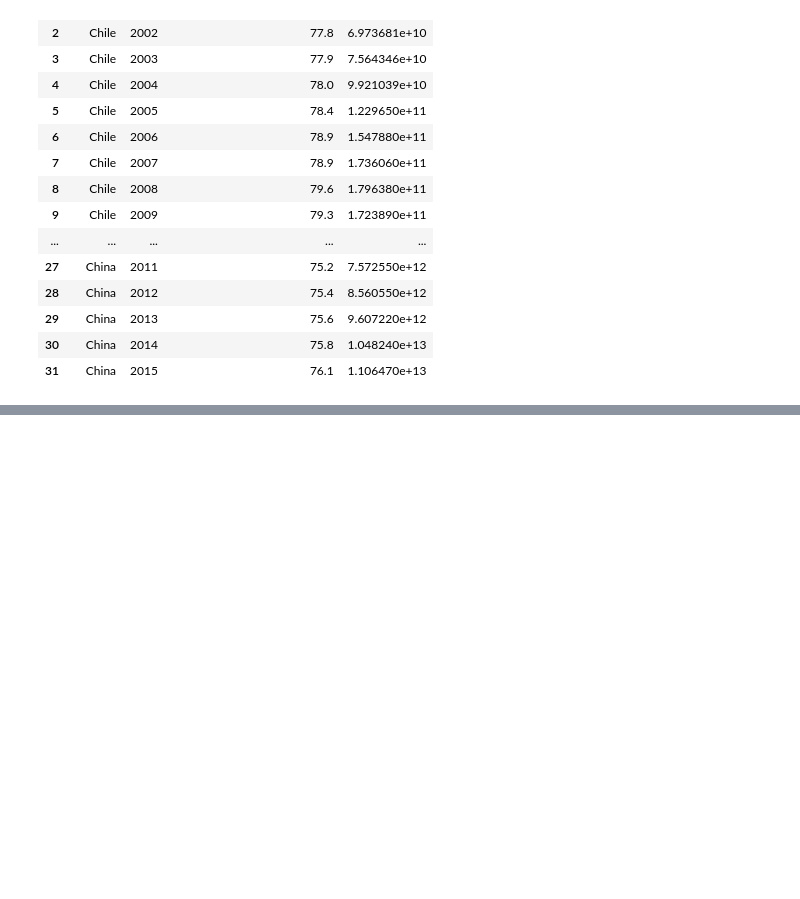
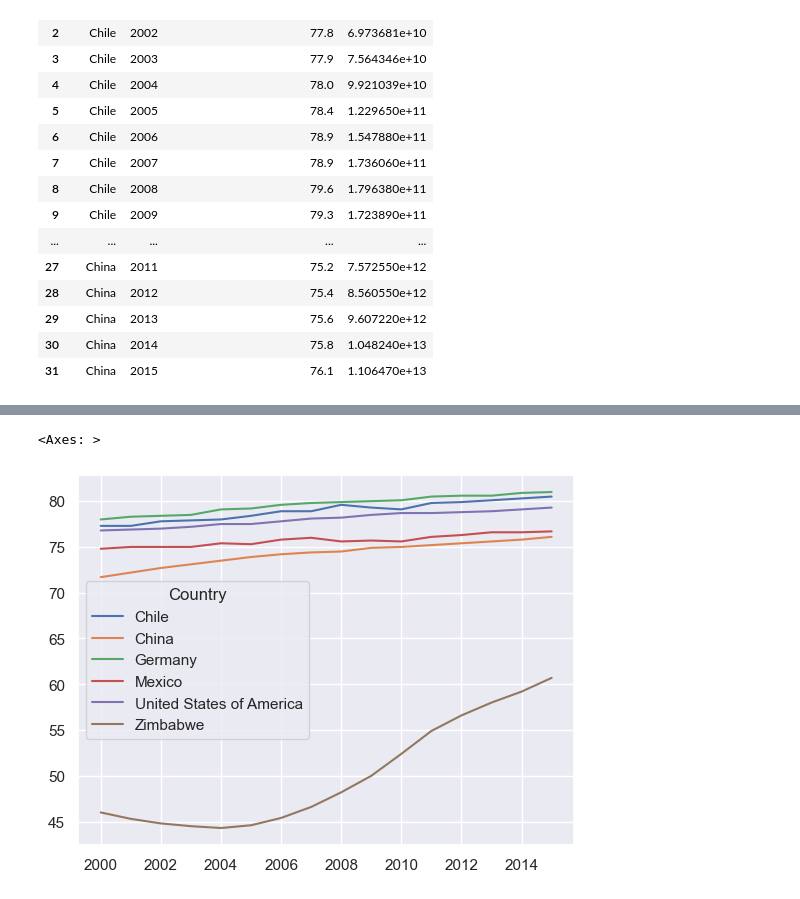
Before and after one commit to shortenedname/Personal---Portfolio-Projects, a Jupyter notebook: Life-Expectancy-and-GDP-Starter/Life-Expectancy-and-GDP-Starter/life_expectancy_gdp.ipynb, the cells around one changed output, grey strips where cells are left out. Drawn from its saved outputs; the diff is of its cells as text; code cells hidden in the pictures; blank space fills up the shorter version.

```diff
--- a/Life-Expectancy-and-GDP-Starter/Life-Expectancy-and-GDP-Starter/life_expectancy_gdp.ipynb
+++ b/Life-Expectancy-and-GDP-Starter/Life-Expectancy-and-GDP-Starter/life_expectancy_gdp.ipynb
@@ -45,0 +75,16 @@ print(chile_list)
+# %%
+'''here we're going to create a new dictionary and set the keys as something close to if not the same as the column names from the .csv file. Then convert thwe dictionary into a pandas dataframe using the .DataFrame( ) pandas method. Single line comments
+are just playing w/ dictionaries and trying to see/remember what's what w/ them'''
+
+ultimate_dictionary = {"Country": countries_name, "Year": year_of_data, "Life Expectancy": avg_age_of_year, "GDP": gdp_of_year }
+#print(ultimate_dictionary)
+
+#for key in ultimate_dictionary:
+    #print (ultimate_dictionary[key])
+#ult_dict_items = ultimate_dictionary.items()
+#print(ult_dict_items)
+
+converted_df = pd.DataFrame(data=ultimate_dictionary)
+converted_df["Year"] = converted_df["Year"].astype(int)
+print(converted_df.head(15))
+print(converted_df.info())
@@ -45,0 +109,8 @@ print(chile_list)
+# %%
+'''Here I'm starting to make graphs. Im betting that as the gdp increases, life expectrancy increases so lets start with that'''
+
+sns.set_theme(style="darkgrid")
+sns.lineplot(x=year_of_data, y=avg_age_of_year, hue="Country", data=converted_df)
+# %% [output]
+<Axes: >
+[figure, added]
```
Also changed, not shown: parts of 6 cells of this notebook.
